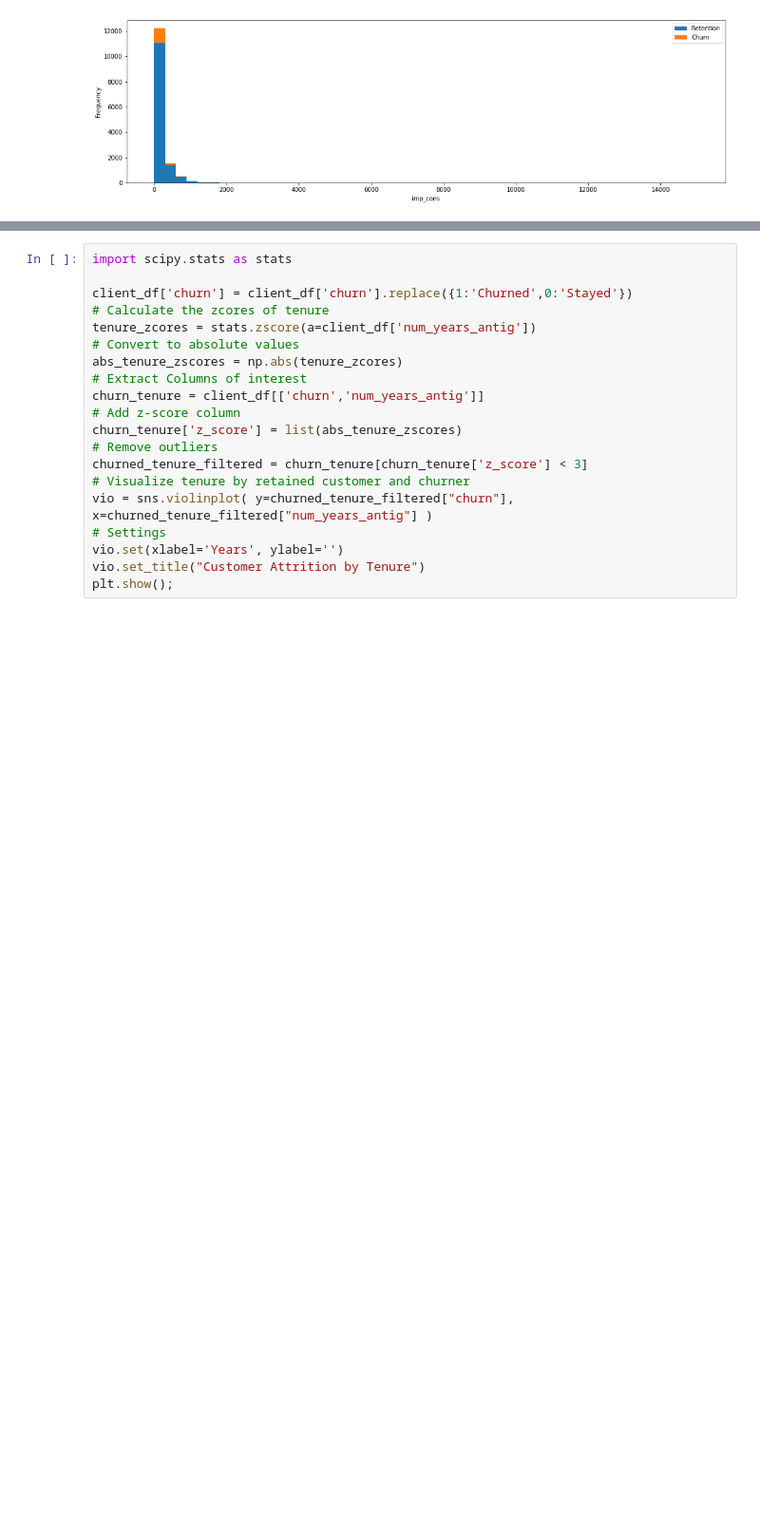
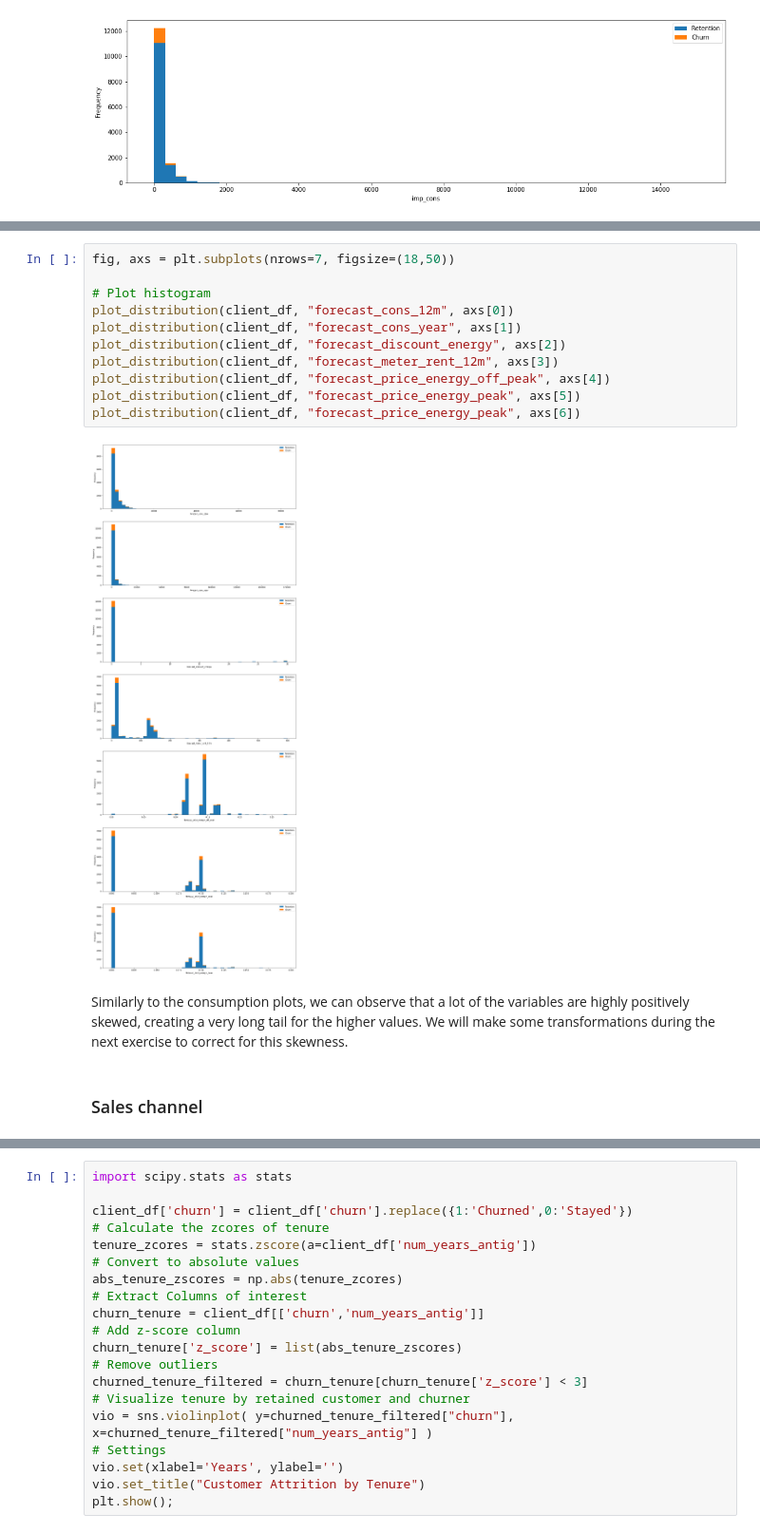
Before and after one commit to zliu15471/BCG, a Jupyter notebook: notebooks/Task 2.ipynb, the cells around one changed output, grey strips where cells are left out. Shown at 95% size. Saved outputs shown, nothing was run; the diff lists cells and outputs as text; blank space fills up the shorter version.

```diff
--- a/notebooks/Task 2.ipynb
+++ b/notebooks/Task 2.ipynb
@@ -364,0 +394,17 @@ plot_distribution(consumption, 'imp_cons', axs)
+# %%
+fig, axs = plt.subplots(nrows=7, figsize=(18,50))
+
+# Plot histogram
+plot_distribution(client_df, "forecast_cons_12m", axs[0])
+plot_distribution(client_df, "forecast_cons_year", axs[1])
+plot_distribution(client_df, "forecast_discount_energy", axs[2])
+plot_distribution(client_df, "forecast_meter_rent_12m", axs[3])
+plot_distribution(client_df, "forecast_price_energy_off_peak", axs[4])
+plot_distribution(client_df, "forecast_price_energy_peak", axs[5])
+plot_distribution(client_df, "forecast_price_energy_peak", axs[6])
+# %% [output]
+[figure, added]
+# %% [markdown]
+Similarly to the consumption plots, we can observe that a lot of the variables are highly positively skewed, creating a very long tail for the higher values. We will make some transformations during the next exercise to correct for this skewness.
+# %% [markdown]
+### Sales channel
```
Also changed, not shown: parts of 29 cells of this notebook, 1 other file.
